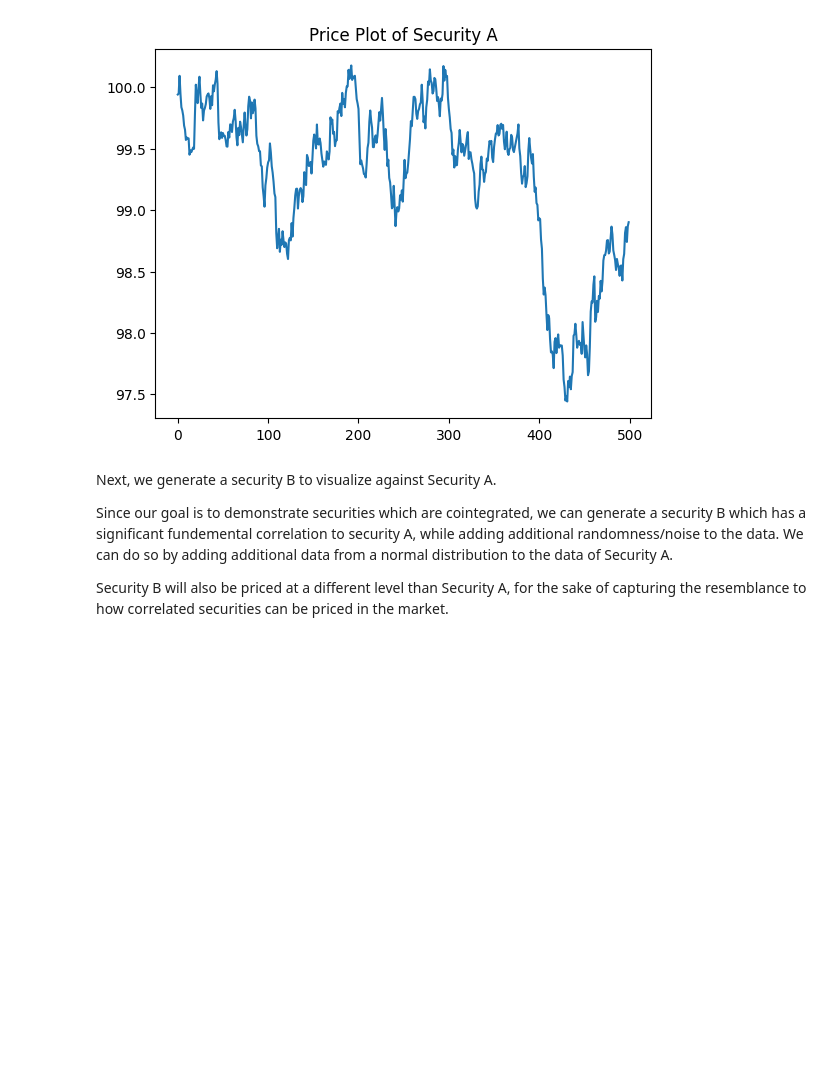
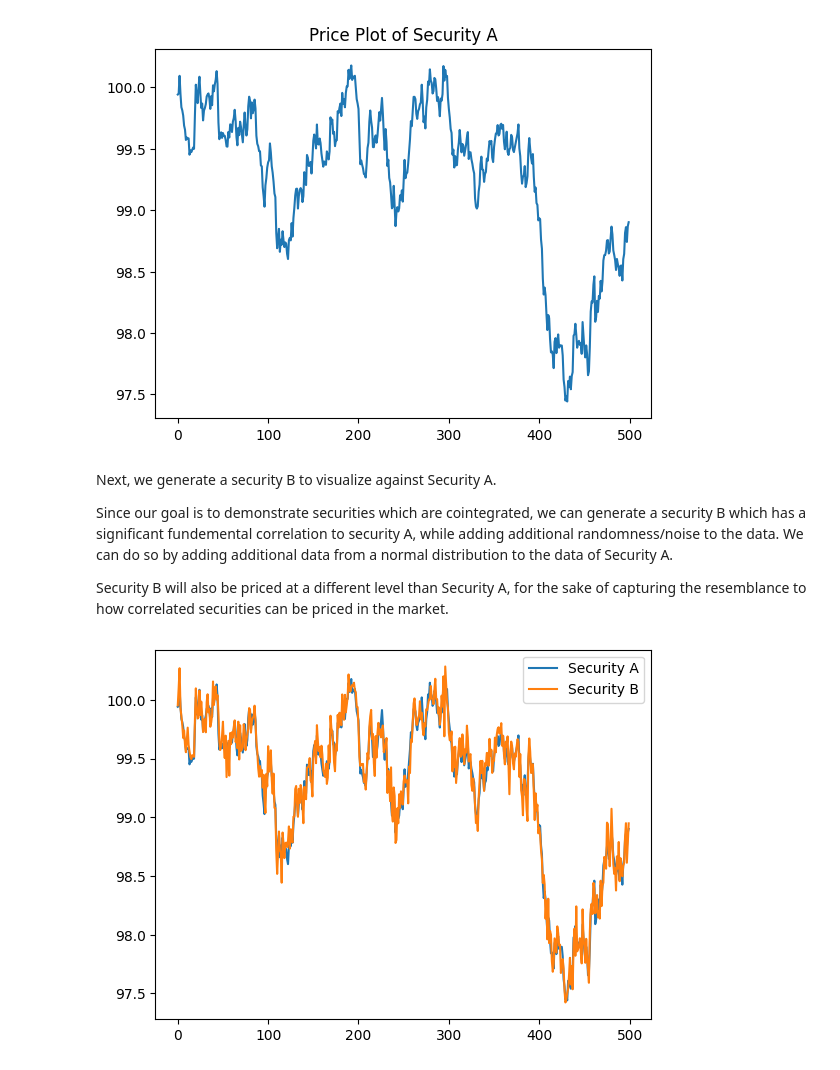
Before and after one commit to charlie-liuu/PairsTrading, a Jupyter notebook: Pairs.ipynb, the cells around one changed output. Cells and saved outputs as stored; diff of their text form; code cells hidden in the pictures; blank space fills up the shorter version.

```diff
--- a/Pairs.ipynb
+++ b/Pairs.ipynb
@@ -72,3 +72,9 @@ Next, we generate a security B to visualize against Security A.
 Since our goal is to demonstrate securities which are cointegrated, we can generate a security B which has a significant fundemental correlation to security A, while adding additional randomness/noise to the data. We can do so by adding additional data from a normal distribution to the data of Security A.
 
 Security B will also be priced at a different level than Security A, for the sake of capturing the resemblance to how correlated securities can be priced in the market.
+# %%
+SecB = np.random.normal(0, 0.1, 500) + SecA
+SecB.name = 'Security B'
+pd.concat([SecA, SecB], axis=1).plot();
+# %% [output]
+[figure, added]
```
